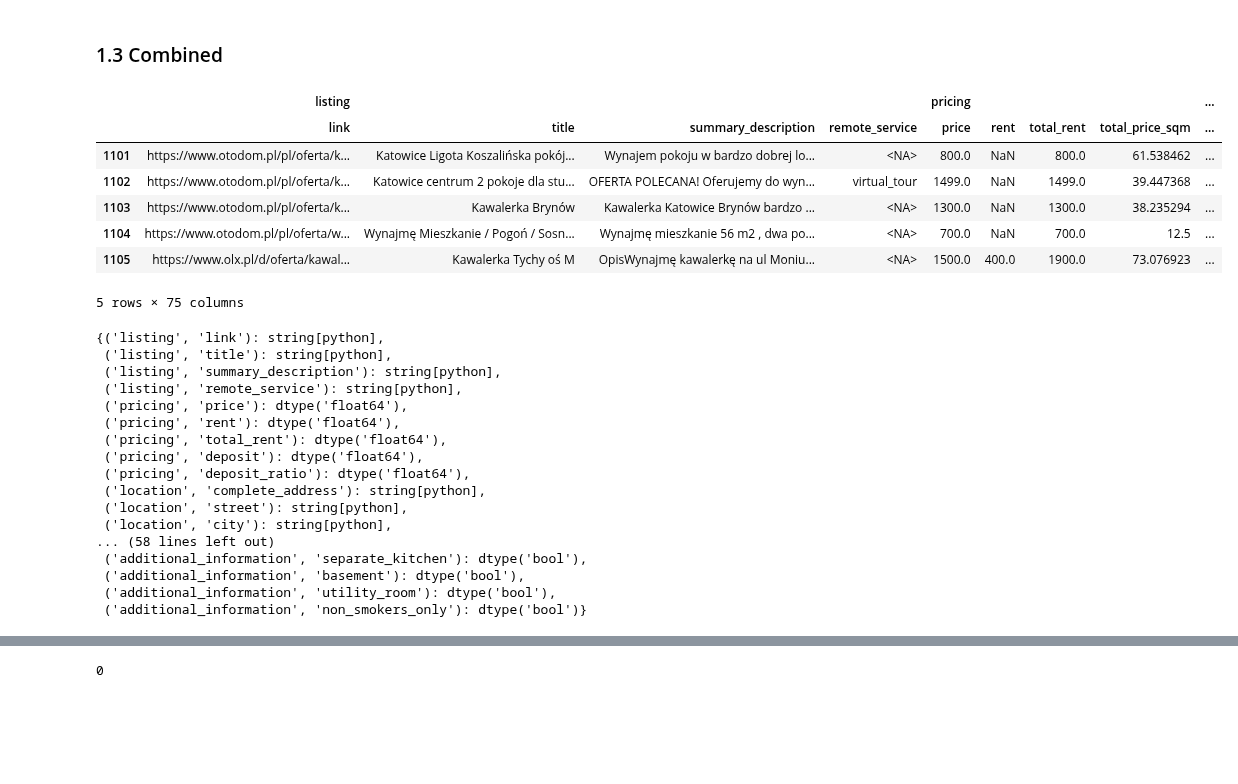
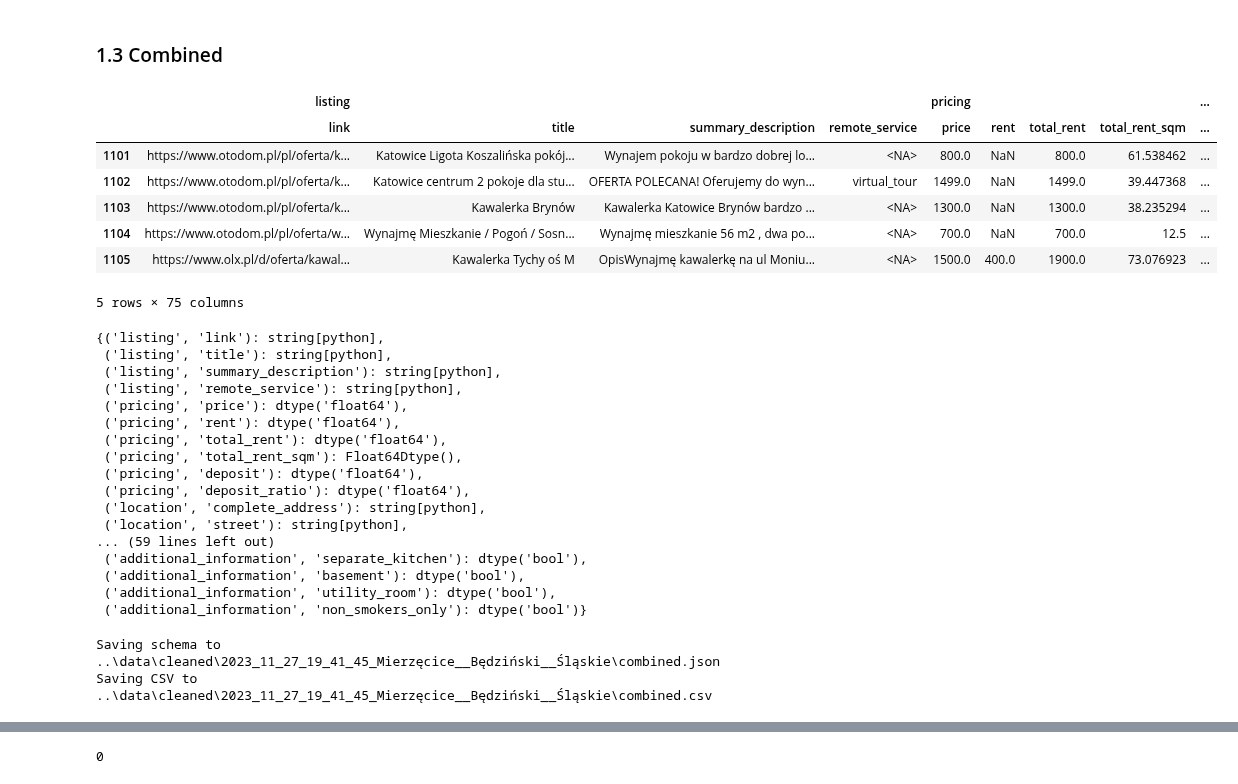
Before and after one commit to Luk-kar/Home-Market-Harvester, a Jupyter notebook: notebooks/003_EDA.ipynb, the cells around one changed output, grey strips where cells are left out. Cells and saved outputs as stored; diff of their text form; code cells hidden in the pictures; blank space fills up the shorter version.

```diff
--- a/notebooks/003_EDA.ipynb
+++ b/notebooks/003_EDA.ipynb
@@ -202,36 +202,36 @@ def combine_olx_otodom(df_olx: pd.DataFrame = df_olx, df_otodom: pd.DataFrame =
 
     # Step 7: Add deposit_ratio column
     combined_df.loc[:, ("pricing", "deposit_ratio")] = np.where(
         combined_df["pricing"]["total_rent"] != 0,
         (combined_df["pricing"]["deposit"] / combined_df["pricing"]["total_rent"]).round(2),
         np.nan  # or 0, depending on your preference for default value
     )
 
     # Step 8: Add total price per square meter column
-    combined_df.loc[:, ("pricing", "total_price_sqm")] = (combined_df['pricing']['total_rent'] / combined_df['size']['square_meters']).replace([np.inf, -np.inf], np.nan)
+    combined_df.loc[:, ("pricing", "total_rent_sqm")] = (combined_df['pricing']['total_rent'] / combined_df['size']['square_meters']).replace([np.inf, -np.inf], np.nan)
 
     # Step 9: Reorder columns
 
     columns = combined_df.columns.tolist()
 
     new_and_old_columns = [
         (8, columns.index(("pricing", "deposit_ratio"))),
-        (7, columns.index(("pricing", "total_price_sqm"))),
+        (7, columns.index(("pricing", "total_rent_sqm"))),
     ]
 
     for new, old in new_and_old_columns:
         columns.insert(new, columns.pop(old))
 
     combined_df = combined_df[columns]
 
     return combined_df
 
 combined_df = combine_olx_otodom(df_olx, df_otodom)
 
 combined_df.tail()
 # %% [output]
 |  | listing |  |  |  | pricing |  |  |  | ... |
-|  | link | title | summary_description | remote_service | price | rent | total_rent | total_price_sqm | ... |
+|  | link | title | summary_description | remote_service | price | rent | total_rent | total_rent_sqm | ... |
 | 1101 | https://www.otodom.pl/pl/oferta/k... | Katowice Ligota Koszalińska pokój... | Wynajem pokoju w bardzo dobrej lo... | <NA> | 800.0 | NaN | 800.0 | 61.538462 | ... |
 | 1102 | https://www.otodom.pl/pl/oferta/k... | Katowice centrum 2 pokoje dla stu... | OFERTA POLECANA! Oferujemy do wyn... | virtual_tour | 1499.0 | NaN | 1499.0 | 39.447368 | ... |
 | 1103 | https://www.otodom.pl/pl/oferta/k... | Kawalerka Brynów | Kawalerka Katowice Brynów bardzo ... | <NA> | 1300.0 | NaN | 1300.0 | 38.235294 | ... |
@@ -250,16 +250,19 @@ combined_df.dtypes.to_dict()
  ('pricing', 'price'): dtype('float64'),
  ('pricing', 'rent'): dtype('float64'),
  ('pricing', 'total_rent'): dtype('float64'),
+ ('pricing', 'total_rent_sqm'): Float64Dtype(),
  ('pricing', 'deposit'): dtype('float64'),
  ('pricing', 'deposit_ratio'): dtype('float64'),
  ('location', 'complete_address'): string[python],
  ('location', 'street'): string[python],
- ('location', 'city'): string[python],
-... (58 lines left out)
+... (59 lines left out)
  ('additional_information', 'separate_kitchen'): dtype('bool'),
  ('additional_information', 'basement'): dtype('bool'),
  ('additional_information', 'utility_room'): dtype('bool'),
  ('additional_information', 'non_smokers_only'): dtype('bool')}
 # %%
 data_path_manager.save_df(combined_df, domain="combined")
+# %% [output]
+Saving schema to ..\data\cleaned\2023_11_27_19_41_45_Mierzęcice__Będziński__Śląskie\combined.json
+Saving CSV to ..\data\cleaned\2023_11_27_19_41_45_Mierzęcice__Będziński__Śląskie\combined.csv
 # %%
```
Also changed, not shown: parts of 11 cells of this notebook, 2 other files.
